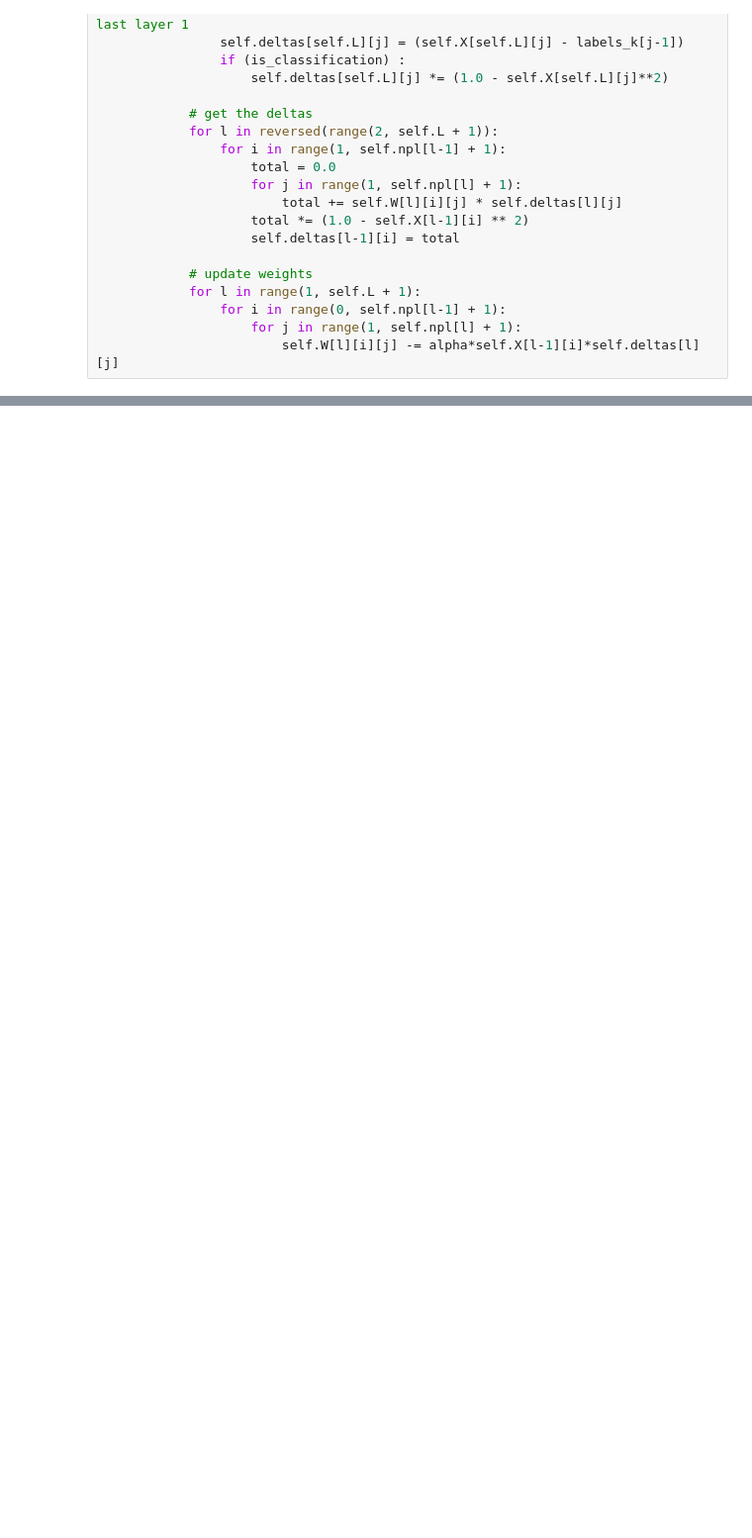
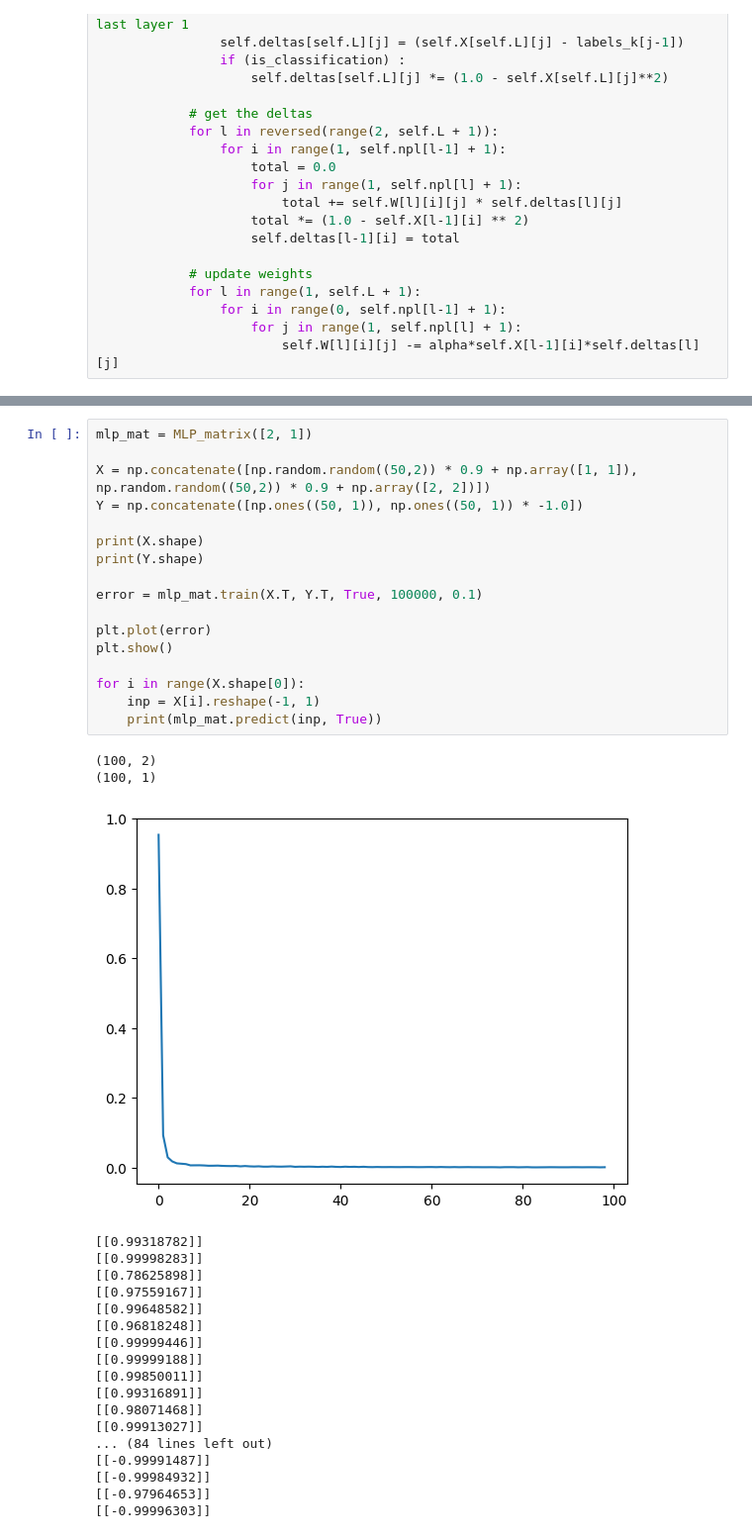
Before and after one commit to xaxam2001/Snake, a Jupyter notebook: python-test-folder/MLP.ipynb, the cells around one changed output, grey strips where cells are left out. Shown at 99% size. Drawn from its saved outputs; the diff is of its cells as text; blank space fills up the shorter version.

```diff
--- a/python-test-folder/MLP.ipynb
+++ b/python-test-folder/MLP.ipynb
@@ -256,0 +294,38 @@ for col in range(xor_inputs.shape[1]):
+# %%
+mlp_mat = MLP_matrix([2, 1])
+
+X = np.concatenate([np.random.random((50,2)) * 0.9 + np.array([1, 1]), np.random.random((50,2)) * 0.9 + np.array([2, 2])])
+Y = np.concatenate([np.ones((50, 1)), np.ones((50, 1)) * -1.0])
+
+print(X.shape)
+print(Y.shape)
+
+error = mlp_mat.train(X.T, Y.T, True, 100000, 0.1)
+
+plt.plot(error)
+plt.show()
+
+for i in range(X.shape[0]):
+    inp = X[i].reshape(-1, 1)
+    print(mlp_mat.predict(inp, True))
+# %% [output]
+(100, 2)
+(100, 1)
+[figure, added]
+[[0.99318782]]
+[[0.99998283]]
+[[0.78625898]]
+[[0.97559167]]
+[[0.99648582]]
+[[0.96818248]]
+[[0.99999446]]
+[[0.99999188]]
+[[0.99850011]]
+[[0.99316891]]
+[[0.98071468]]
+[[0.99913027]]
+... (84 lines left out)
+[[-0.99991487]]
+[[-0.99984932]]
+[[-0.97964653]]
+[[-0.99996303]]
```
Also changed, not shown: parts of 15 cells of this notebook.
